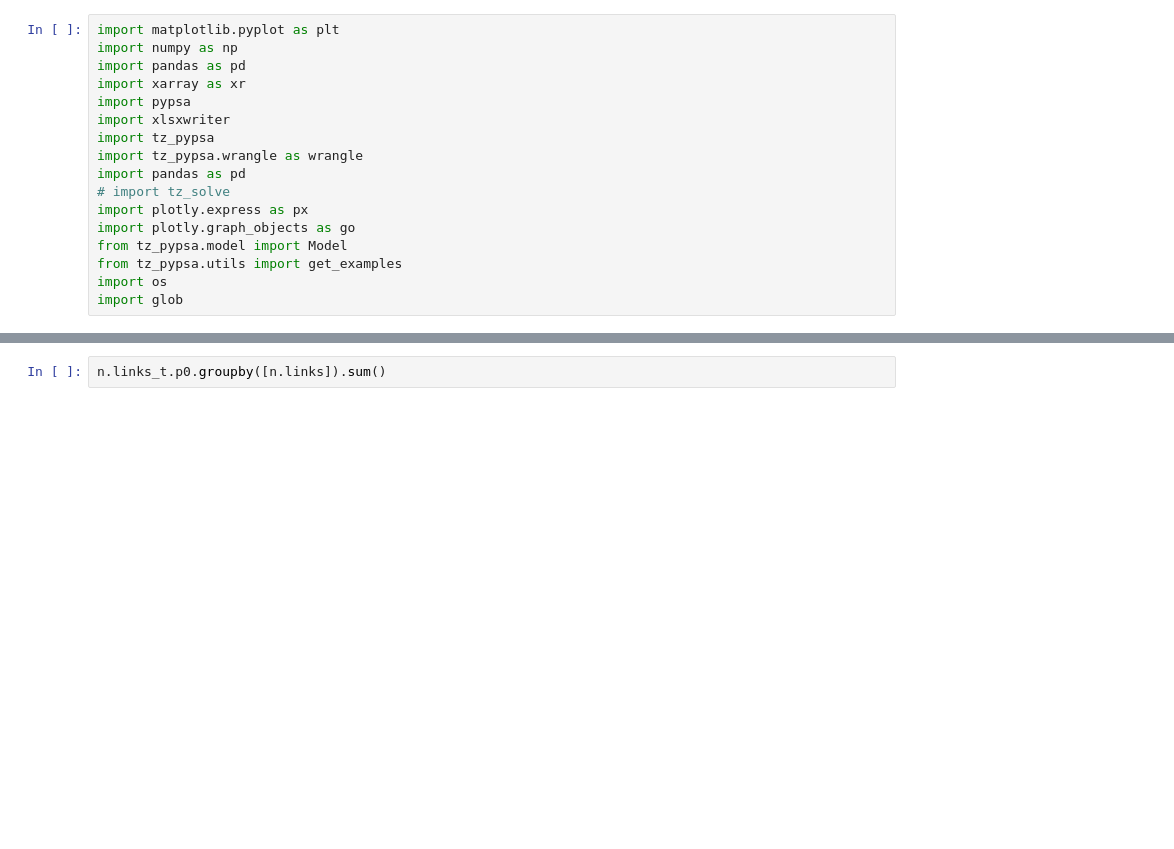
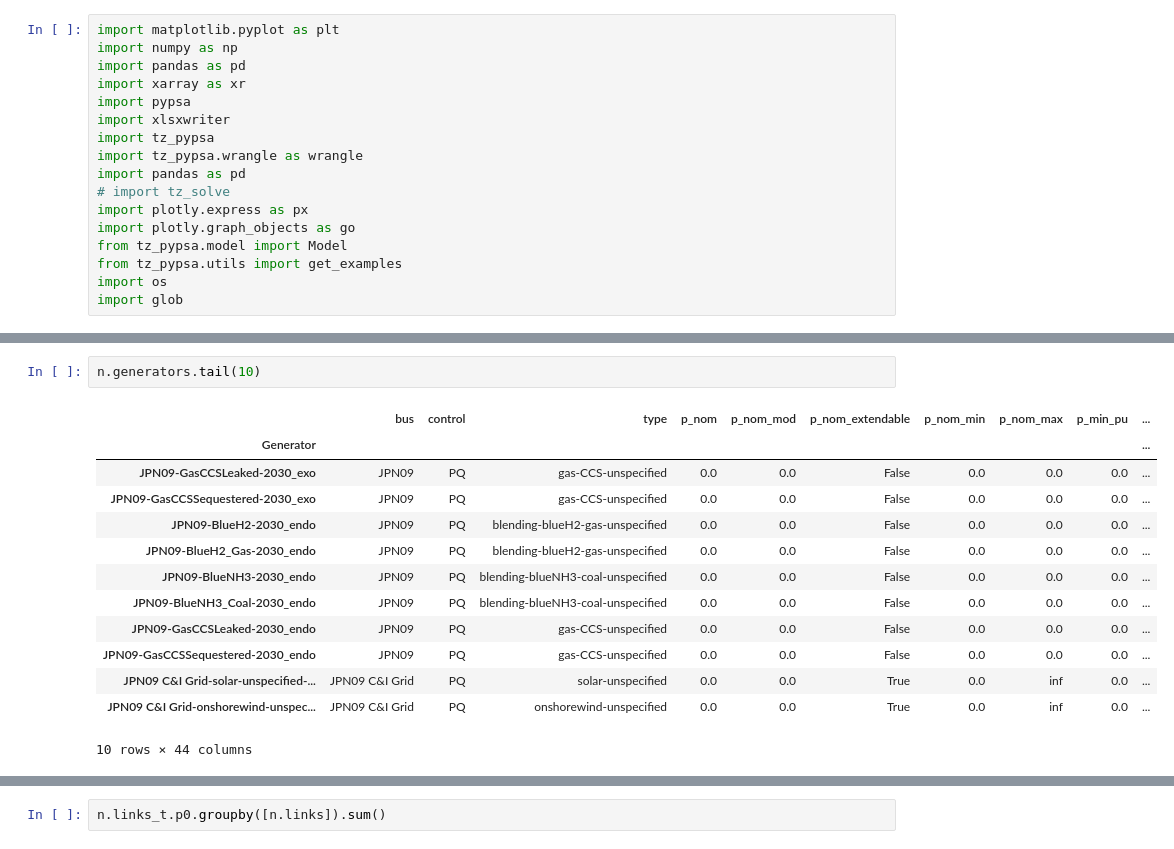
Before and after one commit to transition-zero/tza-pypsa, a Jupyter notebook: CostCalculation.ipynb, the cells around one changed output, grey strips where cells are left out. Cells and saved outputs as stored; diff of their text form; blank space fills up the shorter version.

```diff
--- a/CostCalculation.ipynb
+++ b/CostCalculation.ipynb
@@ -21,2 +21,18 @@ n.import_from_netcdf("C:/Users/jy/TransitionZero/Google - CFE - Documents/04. Co
 # %% [output]
 INFO:pypsa.io:Imported network hourly_matching_CFE100_2030.nc has buses, carriers, generators, links, loads, storage_units
+# %%
+n.generators.tail(10)
+# %% [output]
+|  | bus | control | type | p_nom | p_nom_mod | p_nom_extendable | p_nom_min | p_nom_max | p_min_pu | ... |
+| Generator |  |  |  |  |  |  |  |  |  | ... |
+| JPN09-GasCCSLeaked-2030_exo | JPN09 | PQ | gas-CCS-unspecified | 0.0 | 0.0 | False | 0.0 | 0.0 | 0.0 | ... |
+| JPN09-GasCCSSequestered-2030_exo | JPN09 | PQ | gas-CCS-unspecified | 0.0 | 0.0 | False | 0.0 | 0.0 | 0.0 | ... |
+| JPN09-BlueH2-2030_endo | JPN09 | PQ | blending-blueH2-gas-unspecified | 0.0 | 0.0 | False | 0.0 | 0.0 | 0.0 | ... |
+| JPN09-BlueH2_Gas-2030_endo | JPN09 | PQ | blending-blueH2-gas-unspecified | 0.0 | 0.0 | False | 0.0 | 0.0 | 0.0 | ... |
+| JPN09-BlueNH3-2030_endo | JPN09 | PQ | blending-blueNH3-coal-unspecified | 0.0 | 0.0 | False | 0.0 | 0.0 | 0.0 | ... |
+| JPN09-BlueNH3_Coal-2030_endo | JPN09 | PQ | blending-blueNH3-coal-unspecified | 0.0 | 0.0 | False | 0.0 | 0.0 | 0.0 | ... |
+| JPN09-GasCCSLeaked-2030_endo | JPN09 | PQ | gas-CCS-unspecified | 0.0 | 0.0 | False | 0.0 | 0.0 | 0.0 | ... |
+| JPN09-GasCCSSequestered-2030_endo | JPN09 | PQ | gas-CCS-unspecified | 0.0 | 0.0 | False | 0.0 | 0.0 | 0.0 | ... |
+| JPN09 C&I Grid-solar-unspecified-... | JPN09 C&I Grid | PQ | solar-unspecified | 0.0 | 0.0 | True | 0.0 | inf | 0.0 | ... |
+| JPN09 C&I Grid-onshorewind-unspec... | JPN09 C&I Grid | PQ | onshorewind-unspecified | 0.0 | 0.0 | True | 0.0 | inf | 0.0 | ... |
+10 rows × 44 columns
```
Also changed, not shown: parts of 12 cells of this notebook, 3 other files.
